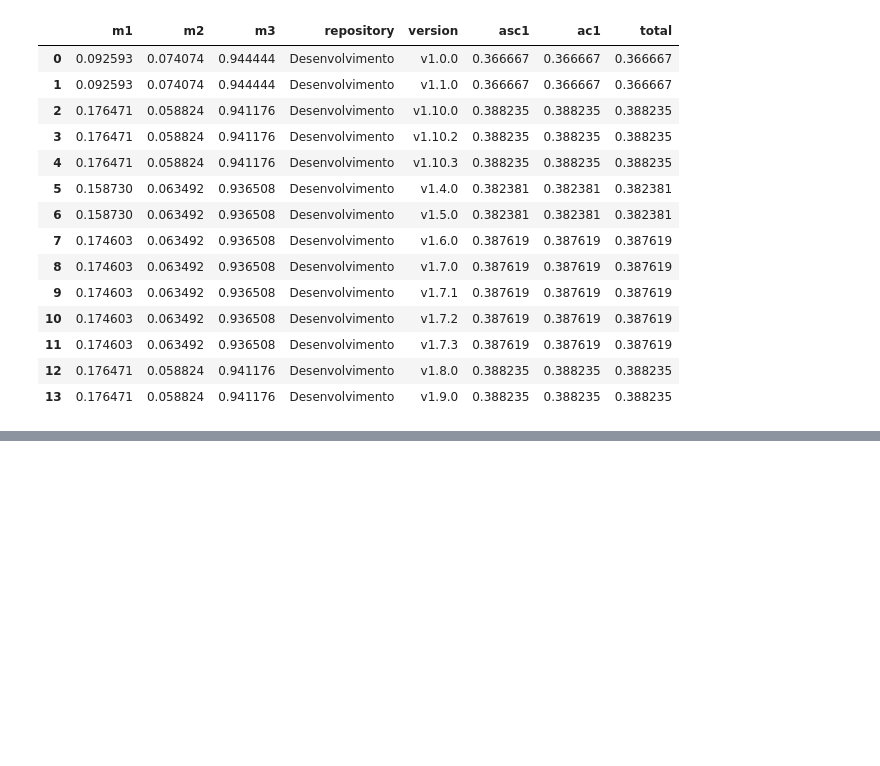
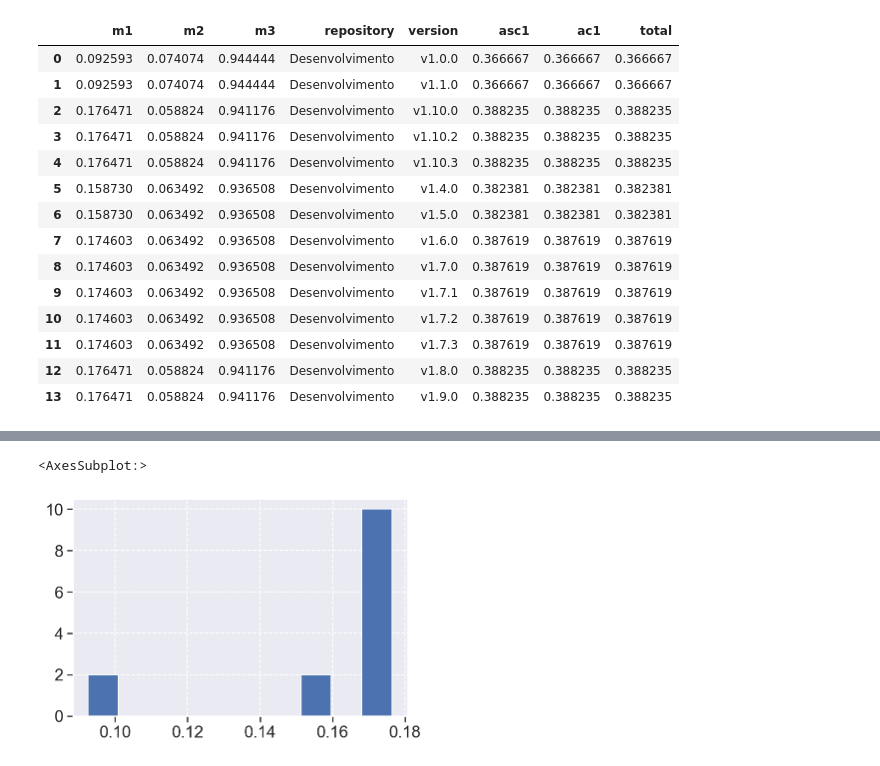
Before and after one commit to fga-eps-mds/2020.2-Violeta-Documentacao, a Jupyter notebook: docs/Projeto/analytics.ipynb, the cells around one changed output, grey strips where cells are left out. Cells and saved outputs as stored; diff of their text form; code cells hidden in the pictures; blank space fills up the shorter version.

```diff
--- a/docs/Projeto/analytics.ipynb
+++ b/docs/Projeto/analytics.ipynb
@@ -359,0 +524,6 @@ metrics_df.to_excel('analytics-raw-data/metrics_df.xlsx', index = False)
+# %%
+# Histogramas (Fazer também para m7, m8 e m9)
+metrics_df['m1'].hist()
+# %% [output]
+<AxesSubplot:>
+[figure, added]
```
Also changed, not shown: parts of 23 cells of this notebook.
